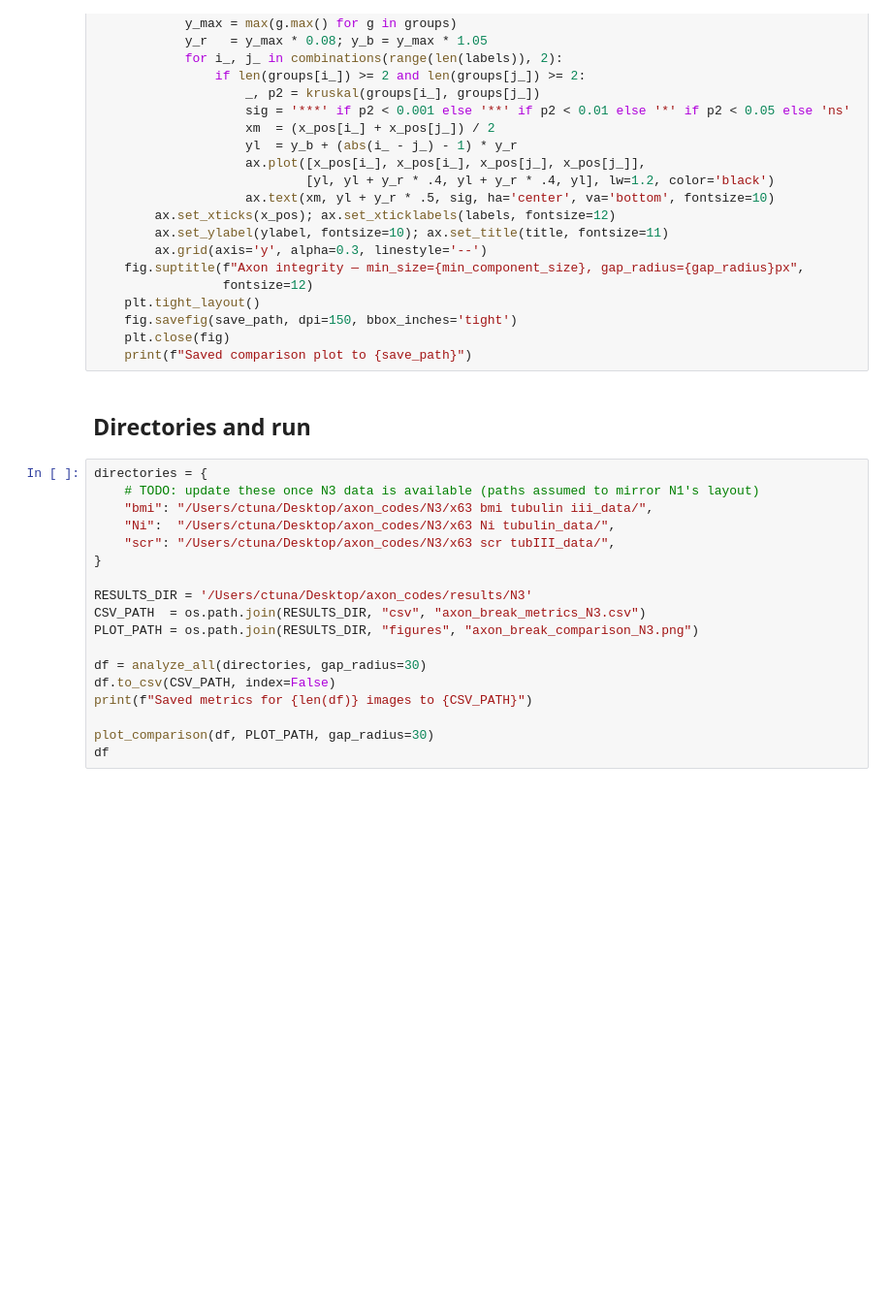
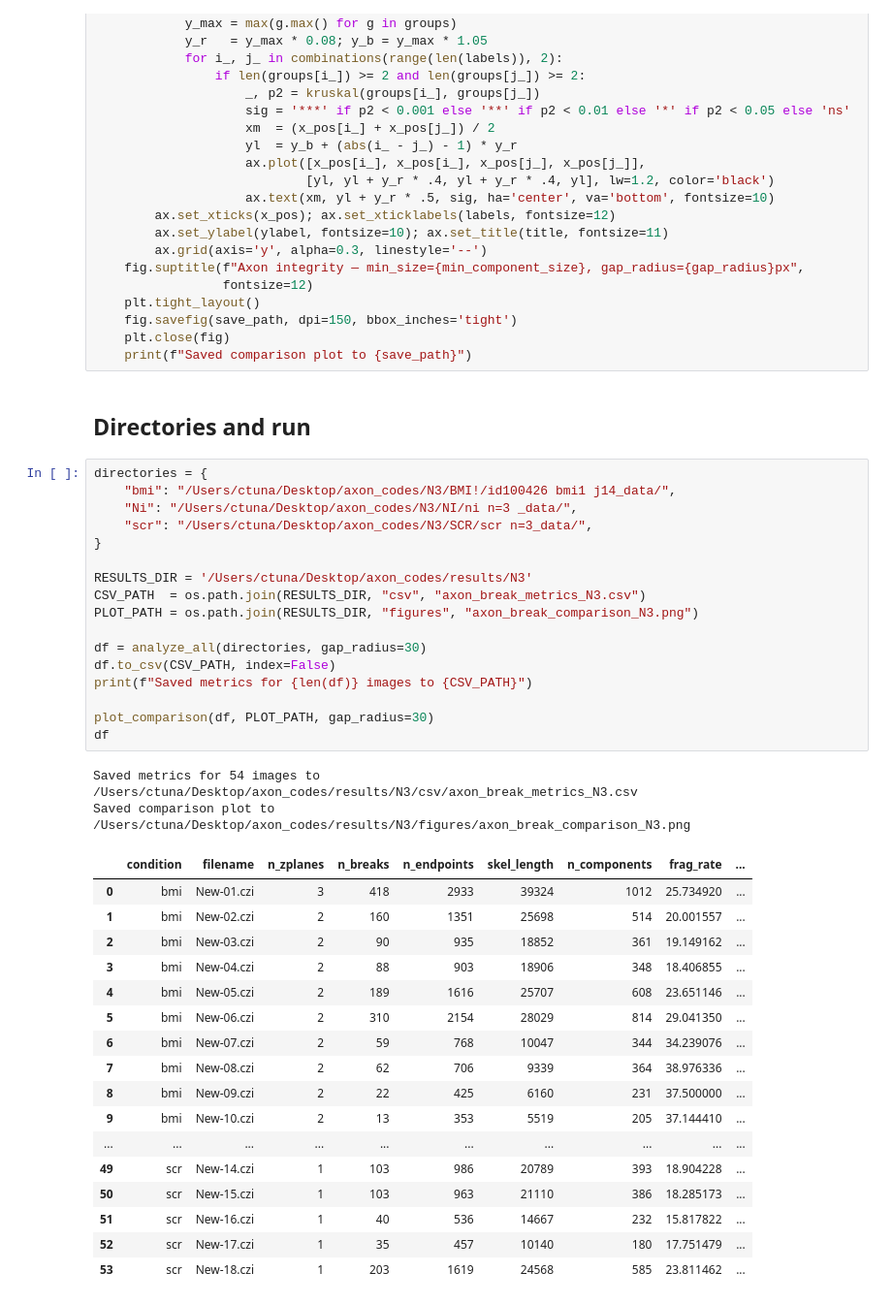
Before and after one commit to caglayantuna/Broken_axons, a Jupyter notebook: results/N3/axon_break_detection_N3.ipynb, the cells around one changed output. Shown at 97% size. Cells and saved outputs as stored; diff of their text form; blank space fills up the shorter version.

```diff
--- a/results/N3/axon_break_detection_N3.ipynb
+++ b/results/N3/axon_break_detection_N3.ipynb
@@ -247,19 +251,38 @@ def plot_comparison(df, save_path, gap_radius=30, min_component_size=15):
 ## Directories and run
 # %%
 directories = {
-    # TODO: update these once N3 data is available (paths assumed to mirror N1's layout)
-    "bmi": "/Users/ctuna/Desktop/axon_codes/N3/x63 bmi tubulin iii_data/",
-    "Ni":  "/Users/ctuna/Desktop/axon_codes/N3/x63 Ni tubulin_data/",
-    "scr": "/Users/ctuna/Desktop/axon_codes/N3/x63 scr tubIII_data/",
+    "bmi": "/Users/ctuna/Desktop/axon_codes/N3/BMI!/id100426 bmi1 j14_data/",
+    "Ni": "/Users/ctuna/Desktop/axon_codes/N3/NI/ni n=3 _data/",
+    "scr": "/Users/ctuna/Desktop/axon_codes/N3/SCR/scr n=3_data/",
 }
 
 RESULTS_DIR = '/Users/ctuna/Desktop/axon_codes/results/N3'
 CSV_PATH  = os.path.join(RESULTS_DIR, "csv", "axon_break_metrics_N3.csv")
 PLOT_PATH = os.path.join(RESULTS_DIR, "figures", "axon_break_comparison_N3.png")
 
 df = analyze_all(directories, gap_radius=30)
 df.to_csv(CSV_PATH, index=False)
 print(f"Saved metrics for {len(df)} images to {CSV_PATH}")
 
 plot_comparison(df, PLOT_PATH, gap_radius=30)
 df
+# %% [output]
+Saved metrics for 54 images to /Users/ctuna/Desktop/axon_codes/results/N3/csv/axon_break_metrics_N3.csv
+Saved comparison plot to /Users/ctuna/Desktop/axon_codes/results/N3/figures/axon_break_comparison_N3.png
+|  | condition | filename | n_zplanes | n_breaks | n_endpoints | skel_length | n_components | frag_rate | ... |
+| 0 | bmi | New-01.czi | 3 | 418 | 2933 | 39324 | 1012 | 25.734920 | ... |
+| 1 | bmi | New-02.czi | 2 | 160 | 1351 | 25698 | 514 | 20.001557 | ... |
+| 2 | bmi | New-03.czi | 2 | 90 | 935 | 18852 | 361 | 19.149162 | ... |
+| 3 | bmi | New-04.czi | 2 | 88 | 903 | 18906 | 348 | 18.406855 | ... |
+| 4 | bmi | New-05.czi | 2 | 189 | 1616 | 25707 | 608 | 23.651146 | ... |
+| 5 | bmi | New-06.czi | 2 | 310 | 2154 | 28029 | 814 | 29.041350 | ... |
+| 6 | bmi | New-07.czi | 2 | 59 | 768 | 10047 | 344 | 34.239076 | ... |
+| 7 | bmi | New-08.czi | 2 | 62 | 706 | 9339 | 364 | 38.976336 | ... |
+| 8 | bmi | New-09.czi | 2 | 22 | 425 | 6160 | 231 | 37.500000 | ... |
+| 9 | bmi | New-10.czi | 2 | 13 | 353 | 5519 | 205 | 37.144410 | ... |
+| ... | ... | ... | ... | ... | ... | ... | ... | ... | ... |
+| 49 | scr | New-14.czi | 1 | 103 | 986 | 20789 | 393 | 18.904228 | ... |
+| 50 | scr | New-15.czi | 1 | 103 | 963 | 21110 | 386 | 18.285173 | ... |
+| 51 | scr | New-16.czi | 1 | 40 | 536 | 14667 | 232 | 15.817822 | ... |
+| 52 | scr | New-17.czi | 1 | 35 | 457 | 10140 | 180 | 17.751479 | ... |
+| 53 | scr | New-18.czi | 1 | 203 | 1619 | 24568 | 585 | 23.811462 | ... |
```
Also changed, not shown: parts of 1 cell of this notebook, 20 other files.
